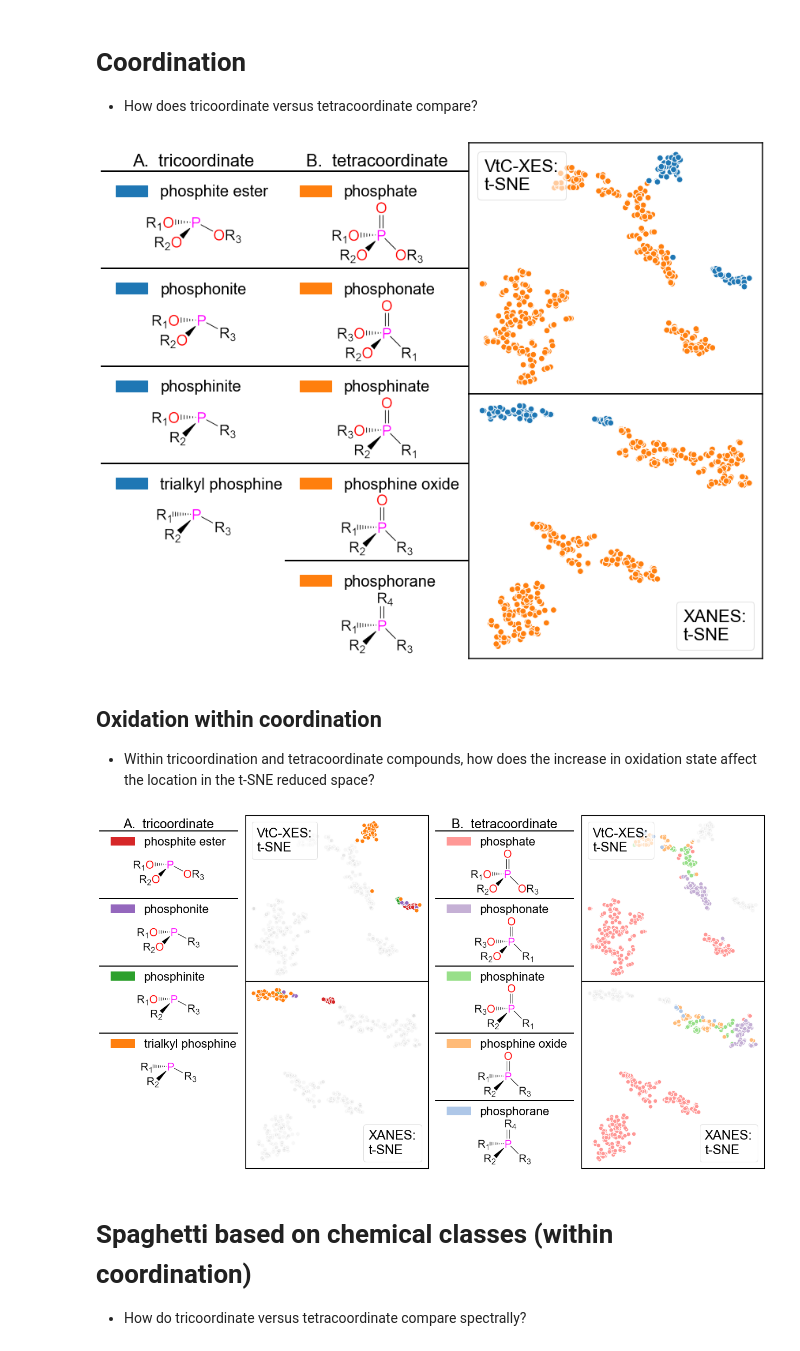
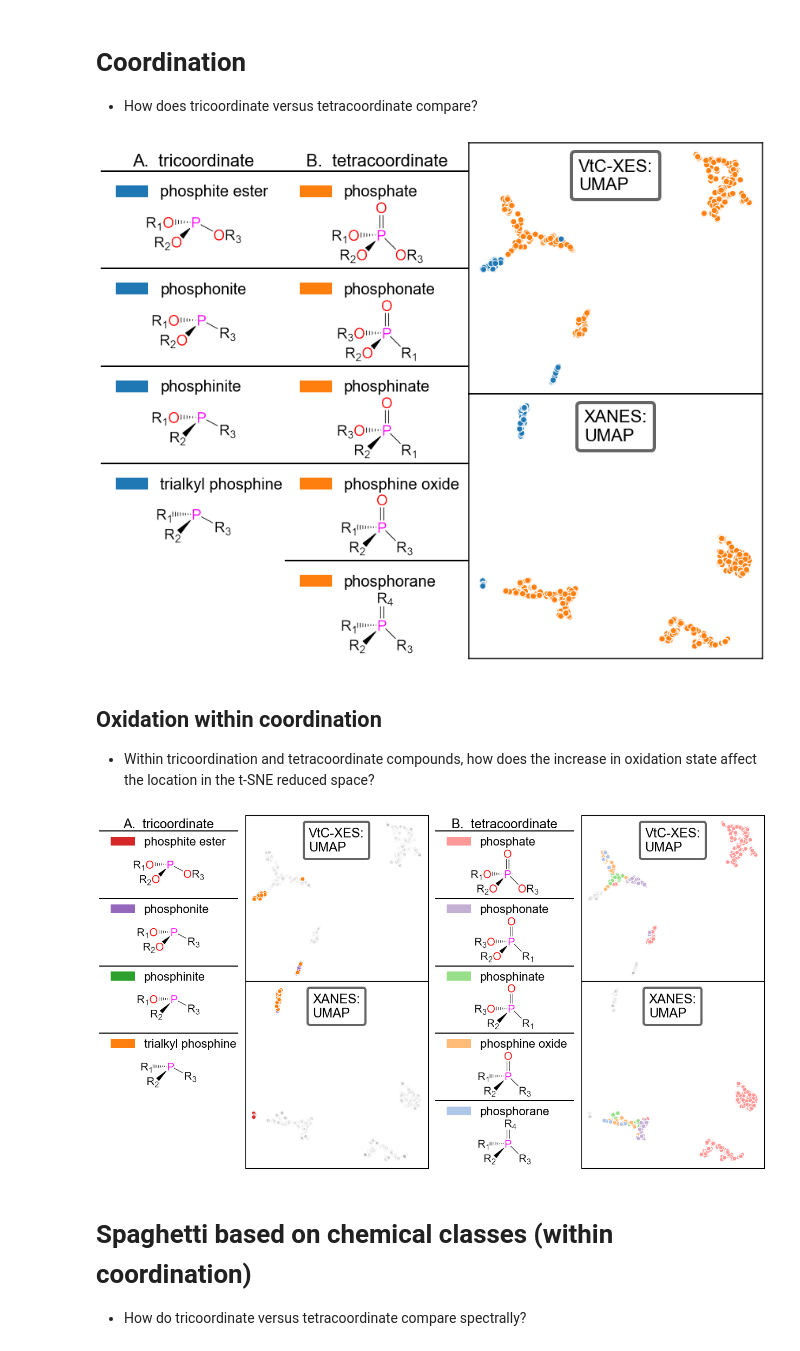
Before and after one commit to Seidler-Lab/Phosphorus-ML-Project, a Jupyter notebook: Data_Analysis_Sam.ipynb, the cells around one changed output. Saved outputs shown, nothing was run; the diff lists cells and outputs as text; code cells hidden in the pictures.

```diff
--- a/Data_Analysis_Sam.ipynb
+++ b/Data_Analysis_Sam.ipynb
@@ -99,8 +99,10 @@ XANES takes 12 PCs to explain 0.9095 variance
 
 * How does tricoordinate versus tetracoordinate compare?
 # %%
-X_coord, XES_tsnemap, XES_TSNE, hiddenCIDS = get_subset_maps(X_data_classed, coordcodemap, mode='XES')
-X_coord, XANES_tsnemap, XANES_TSNE, hiddenCIDS = get_subset_maps(X_data_classed, coordcodemap, mode='XANES')
+X_coord, XES_tsnemap, XES_TSNE, hiddenCIDS = get_subset_maps(X_data_classed, coordcodemap, mode='XES',
+                                                             method='UMAP')
+X_coord, XANES_tsnemap, XANES_TSNE, hiddenCIDS = get_subset_maps(X_data_classed, coordcodemap, mode='XANES',
+                                                                 method='UMAP')
 # %%
 fig = plt.figure(figsize=(15,12))
 asize = 0.4
@@ -134,39 +136,39 @@ for j, structure_list in enumerate(structs):
         # Hide spines
         set_spine_width(structax, width=2)
         turn_off_spines(structax, spines=['top','left','right'])
         if i == len(structure_list) - 1:
             structax.spines['bottom'].set_visible(False)
         turn_off_ticks(structax)
 
         # make legend
         legax = fig.add_subplot(spec[2*i + 1,j])
         patches = [mpatches.Patch(color=plt.cm.tab20(colorcode[labels[j][i]] - 1),
                                   label=(labels[j][i].replace('_',' ')))]
         legend = legax.legend(handles=patches, loc='center left', bbox_to_anchor=(0., 0.25),
                               fontsize=20, framealpha=0, frameon=False)
         # Hide spines
         set_spine_width(legax, width=2)
         turn_off_spines(legax, spines=['bottom','left','right'])
         turn_off_ticks(legax)
 
         if i == 0:
             legax.set_title(titles[j], fontsize=22)
 
 ax = fig.add_subplot(spec[:6,2])
 class_tsneplt = plot_dim_red((fig, ax), X_coord, XES_tsnemap, colorcodemap=codemap,
-                              mode='XES', method='t-SNE', hiddencids=hiddenCIDS, fontsize=22,
-                              size=60, edgecolors='w', **{'loc': 2})
+                              mode='XES', method='UMAP', hiddencids=hiddenCIDS, fontsize=22,
+                              size=60, edgecolors='w', **{'loc': 'upper center'})
 set_spine_width(ax, width=1.5)
 
 ax = fig.add_subplot(spec[6:11,2])
 class_tsneplt = plot_dim_red((fig, ax), X_coord, XANES_tsnemap, colorcodemap=codemap,
-                              mode='XANES', method='t-SNE', hiddencids=hiddenCIDS, fontsize=22,
-                              size=60, edgecolors='w', **{'loc': 4})
+                              mode='XANES', method='UMAP', hiddencids=hiddenCIDS, fontsize=22,
+                              size=60, edgecolors='w', **{'loc': 'upper center'})
 set_spine_width(ax, width=1.5)
 
-# plt.savefig(f'../Figures/coordination.png', dpi=1000, transparent=False, bbox_inches='tight')
+plt.savefig(f'../Figures/coordination.png', dpi=1000, transparent=False, bbox_inches='tight')
 # %% [output]
-[figure, old version]
+[figure, new version]
 # %% [markdown]
 ## Oxidation within coordination
 
@@ -225,19 +227,21 @@ for i, coordnum in enumerate([1, 3]):
     hiddencids += [cid for cid, coord in coordcodemap.items() if coord != coordnum]
     ax = fig.add_subplot(spec[:6, 2*i + 1])
     class_tsneplt = plot_dim_red((fig, ax), X_coord, XES_tsnemap, colorcodemap=codemap,
-                                  mode='XES', method='t-SNE', hiddencids=hiddencids, fontsize=24,
-                                  size=60, edgecolors='w', hiddenalpha=0.03, **{'loc': 2})
+                                  mode='XES', method='UMAP', hiddencids=hiddencids, fontsize=24,
+                                  size=60, edgecolors='w', hiddenalpha=0.03, **{'loc': 'upper center'})
     set_spine_width(ax, width=1.2)
+    add_point_pubchem_link(class_tsneplt, X_coord)
 
     ax = fig.add_subplot(spec[6:11, 2*i + 1])
     class_tsneplt = plot_dim_red((fig, ax), X_coord, XANES_tsnemap, colorcodemap=codemap,
-                                  mode='XANES', method='t-SNE', hiddencids=hiddencids, fontsize=24,
-                                  size=60, edgecolors='w', hiddenalpha=0.03, **{'loc': 4})
+                                  mode='XANES', method='UMAP', hiddencids=hiddencids, fontsize=24,
+                                  size=60, edgecolors='w', hiddenalpha=0.03, **{'loc': 'upper center'})
     set_spine_width(ax, width=1.2)
+    add_point_pubchem_link(class_tsneplt, X_coord)
 
 plt.savefig(f'../Figures/oxidation.png', dpi=1000, transparent=False, bbox_inches='tight')
 # %% [output]
-[figure, old version]
+[figure, new version]
 # %% [markdown]
 # Spaghetti based on chemical classes (within coordination)
 
```
Also changed, not shown: parts of 21 cells of this notebook, 1 other file.
